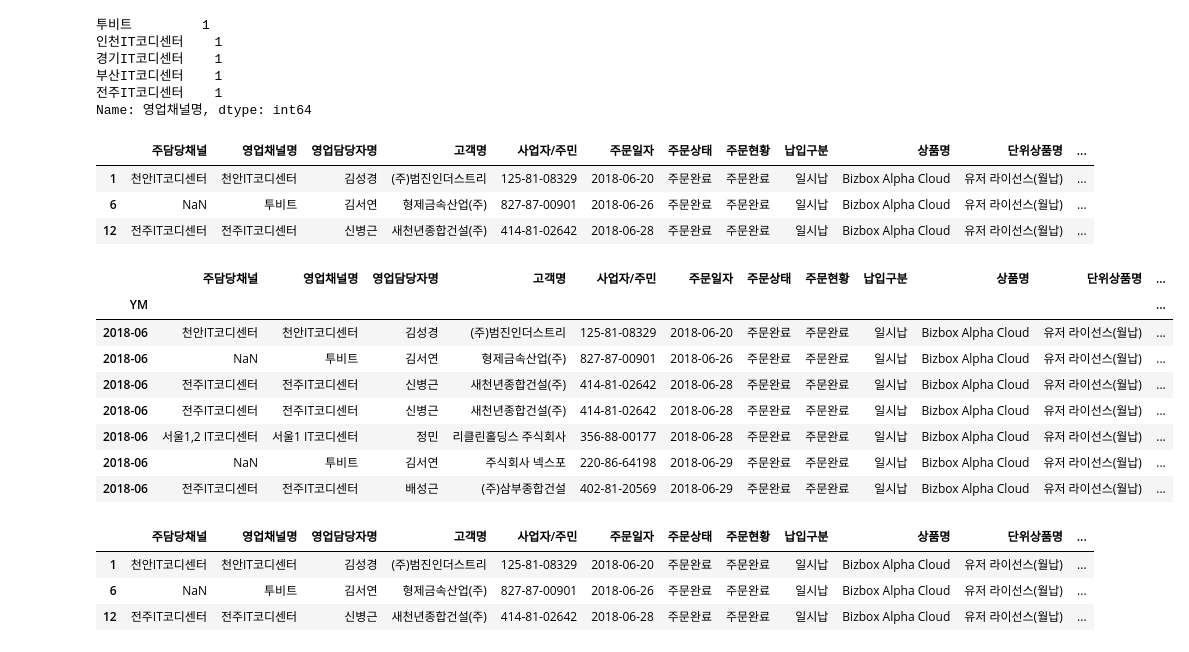
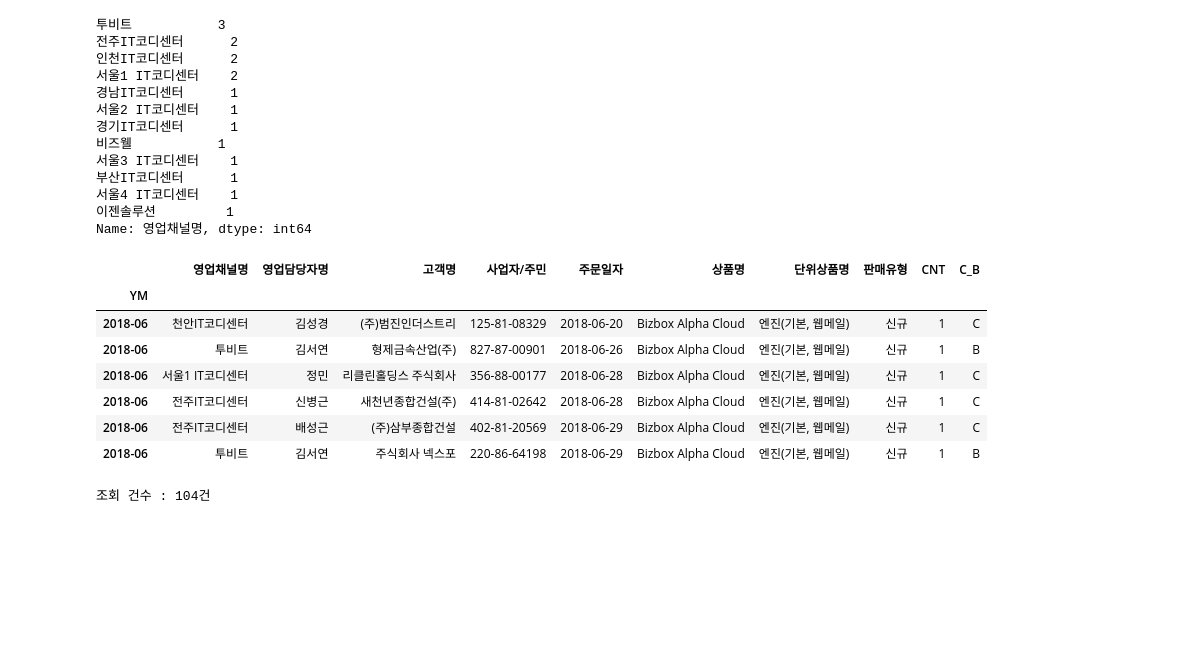
Before and after one commit to primekjt/JupyterFolder, a Jupyter notebook: AlphaCloud_수주분석.ipynb, the cells around one changed output. Saved outputs shown, nothing was run; the diff lists cells and outputs as text; code cells hidden in the pictures; blank space fills up the shorter version.

Commit message:
Bizbox Alpha 수주 분석 추가

```diff
--- a/AlphaCloud_수주분석.ipynb
+++ b/AlphaCloud_수주분석.ipynb
@@ -116,5 +168,8 @@ df3.head(3)
 # %%
 # IT코디센터는 C로 대리점은 B로 새로운칼럼에 추가한다
-channel_series = df3.apply(lambda v: 'C' if v[1].endswith('IT코디센터') else 'B', axis=1)   #
-#df3['CB'] = channel_series
-df3.loc[:, 'CB'] = channel_series
+channel_series = df4.apply(lambda v: 'C' if ((v[0].endswith('IT코디센터'))|(v[0]=='강원지점')|(v[0]=='제주지점')) else 'B', axis=1)   #
+#df4['CB'] = channel_series
+df4.loc[:, 'C_B'] = channel_series
+print(df4['C_B'].value_counts())
+print('조회 건수 : %d건' % df4.shape[0])
+df4.head(3)
@@ -129,3 +185,5 @@ df3.head(3)
 # %%
 # 년도-월까지 잘라서 YM 칼럼에 저장한다
-df3.loc[:,'YM'] = df3['주문일자'].str[0:7]
+df4.loc[:,'YM'] = df4['주문일자'].str[0:7]
+print('조회 건수 : %d건' % df4.shape[0])
+df4.head(3)
@@ -181,41 +248,38 @@ df3['영업채널명'].value_counts().sort_values(ascending=False)
 Name: 영업채널명, dtype: int64
 # %%
 # 선택한 월에 발주한 영업채널 별 건수 조회
-df4 = df3[df3['YM']=='2019-04'] #2018-08
-df4['영업채널명'].value_counts().sort_values(ascending=False).head(100)
+df5 = df4[df4['YM']=='2019-04'] #2018-08
+df5['영업채널명'].value_counts().sort_values(ascending=False)
 # %% [output]
-투비트         1
-인천IT코디센터    1
-경기IT코디센터    1
-부산IT코디센터    1
-전주IT코디센터    1
+투비트           3
+전주IT코디센터      2
+인천IT코디센터      2
+서울1 IT코디센터    2
+경남IT코디센터      1
+서울2 IT코디센터    1
+경기IT코디센터      1
+비즈웰           1
+서울3 IT코디센터    1
+부산IT코디센터      1
+서울4 IT코디센터    1
+이젠솔루션         1
 Name: 영업채널명, dtype: int64
-# %%
-df4 = df3.copy()
-df4.head(3)
-# %% [output]
-|  | 주담당채널 | 영업채널명 | 영업담당자명 | 고객명 | 사업자/주민 | 주문일자 | 주문상태 | 주문현황 | 납입구분 | 상품명 | 단위상품명 | ... |
-| 1 | 천안IT코디센터 | 천안IT코디센터 | 김성경 | (주)범진인더스트리 | 125-81-08329 | 2018-06-20 | 주문완료 | 주문완료 | 일시납 | Bizbox Alpha Cloud | 유저 라이선스(월납) | ... |
-| 6 | NaN | 투비트 | 김서연 | 형제금속산업(주) | 827-87-00901 | 2018-06-26 | 주문완료 | 주문완료 | 일시납 | Bizbox Alpha Cloud | 유저 라이선스(월납) | ... |
-| 12 | 전주IT코디센터 | 전주IT코디센터 | 신병근 | 새천년종합건설(주) | 414-81-02642 | 2018-06-28 | 주문완료 | 주문완료 | 일시납 | Bizbox Alpha Cloud | 유저 라이선스(월납) | ... |
 # %%
-#columns=['주담당채널','영업채널명','영업담당자명','고객명','사업자/주민','주문일자','주문상태','주문현황','납입구분','상품명','단위상품명','사용자','공급가','금액(VAT별도)','판매유형','기회시작일','YM'])
+#columns=['영업채널명','영업담당자명','고객명','사업자/주민','주문일자','주문상태','주문현황','납입구분','상품명','단위상품명','사용자','공급가','금액(VAT별도)','판매유형','기회시작일','YM'])
 # 인덱스를 YM(년월)으로 바꾸고 인덱스로 시작:종료 구간을 선택하여 조회한다
-df4.set_index('YM')['2018-06':'2018-06']
+df6 = df4.copy().set_index('YM')
+df6['2018-06':'2018-06']
 # %% [output]
-|  | 주담당채널 | 영업채널명 | 영업담당자명 | 고객명 | 사업자/주민 | 주문일자 | 주문상태 | 주문현황 | 납입구분 | 상품명 | 단위상품명 | ... |
-| YM |  |  |  |  |  |  |  |  |  |  |  | ... |
-| 2018-06 | 천안IT코디센터 | 천안IT코디센터 | 김성경 | (주)범진인더스트리 | 125-81-08329 | 2018-06-20 | 주문완료 | 주문완료 | 일시납 | Bizbox Alpha Cloud | 유저 라이선스(월납) | ... |
-| 2018-06 | NaN | 투비트 | 김서연 | 형제금속산업(주) | 827-87-00901 | 2018-06-26 | 주문완료 | 주문완료 | 일시납 | Bizbox Alpha Cloud | 유저 라이선스(월납) | ... |
-| 2018-06 | 전주IT코디센터 | 전주IT코디센터 | 신병근 | 새천년종합건설(주) | 414-81-02642 | 2018-06-28 | 주문완료 | 주문완료 | 일시납 | Bizbox Alpha Cloud | 유저 라이선스(월납) | ... |
-| 2018-06 | 전주IT코디센터 | 전주IT코디센터 | 신병근 | 새천년종합건설(주) | 414-81-02642 | 2018-06-28 | 주문완료 | 주문완료 | 일시납 | Bizbox Alpha Cloud | 유저 라이선스(월납) | ... |
-| 2018-06 | 서울1,2 IT코디센터 | 서울1 IT코디센터 | 정민 | 리클린홀딩스 주식회사 | 356-88-00177 | 2018-06-28 | 주문완료 | 주문완료 | 일시납 | Bizbox Alpha Cloud | 유저 라이선스(월납) | ... |
-| 2018-06 | NaN | 투비트 | 김서연 | 주식회사 넥스포 | 220-86-64198 | 2018-06-29 | 주문완료 | 주문완료 | 일시납 | Bizbox Alpha Cloud | 유저 라이선스(월납) | ... |
-| 2018-06 | 전주IT코디센터 | 전주IT코디센터 | 배성근 | (주)삼부종합건설 | 402-81-20569 | 2018-06-29 | 주문완료 | 주문완료 | 일시납 | Bizbox Alpha Cloud | 유저 라이선스(월납) | ... |
+|  | 영업채널명 | 영업담당자명 | 고객명 | 사업자/주민 | 주문일자 | 상품명 | 단위상품명 | 판매유형 | CNT | C_B |
+| YM |  |  |  |  |  |  |  |  |  |  |
+| 2018-06 | 천안IT코디센터 | 김성경 | (주)범진인더스트리 | 125-81-08329 | 2018-06-20 | Bizbox Alpha Cloud | 엔진(기본, 웹메일) | 신규 | 1 | C |
+| 2018-06 | 투비트 | 김서연 | 형제금속산업(주) | 827-87-00901 | 2018-06-26 | Bizbox Alpha Cloud | 엔진(기본, 웹메일) | 신규 | 1 | B |
+| 2018-06 | 서울1 IT코디센터 | 정민 | 리클린홀딩스 주식회사 | 356-88-00177 | 2018-06-28 | Bizbox Alpha Cloud | 엔진(기본, 웹메일) | 신규 | 1 | C |
+| 2018-06 | 전주IT코디센터 | 신병근 | 새천년종합건설(주) | 414-81-02642 | 2018-06-28 | Bizbox Alpha Cloud | 엔진(기본, 웹메일) | 신규 | 1 | C |
+| 2018-06 | 전주IT코디센터 | 배성근 | (주)삼부종합건설 | 402-81-20569 | 2018-06-29 | Bizbox Alpha Cloud | 엔진(기본, 웹메일) | 신규 | 1 | C |
+| 2018-06 | 투비트 | 김서연 | 주식회사 넥스포 | 220-86-64198 | 2018-06-29 | Bizbox Alpha Cloud | 엔진(기본, 웹메일) | 신규 | 1 | B |
-# %%
-df4.head(3)
-# %% [output]
-|  | 주담당채널 | 영업채널명 | 영업담당자명 | 고객명 | 사업자/주민 | 주문일자 | 주문상태 | 주문현황 | 납입구분 | 상품명 | 단위상품명 | ... |
-| 1 | 천안IT코디센터 | 천안IT코디센터 | 김성경 | (주)범진인더스트리 | 125-81-08329 | 2018-06-20 | 주문완료 | 주문완료 | 일시납 | Bizbox Alpha Cloud | 유저 라이선스(월납) | ... |
-| 6 | NaN | 투비트 | 김서연 | 형제금속산업(주) | 827-87-00901 | 2018-06-26 | 주문완료 | 주문완료 | 일시납 | Bizbox Alpha Cloud | 유저 라이선스(월납) | ... |
-| 12 | 전주IT코디센터 | 전주IT코디센터 | 신병근 | 새천년종합건설(주) | 414-81-02642 | 2018-06-28 | 주문완료 | 주문완료 | 일시납 | Bizbox Alpha Cloud | 유저 라이선스(월납) | ... |
+# %%
+df_temp1 = df6['2019-01':'2019-04']
+print('조회 건수 : %d건' % df_temp.shape[0])
+# %% [output]
+조회 건수 : 104건
```
Also changed, not shown: parts of 20 cells of this notebook, 2 other files.
